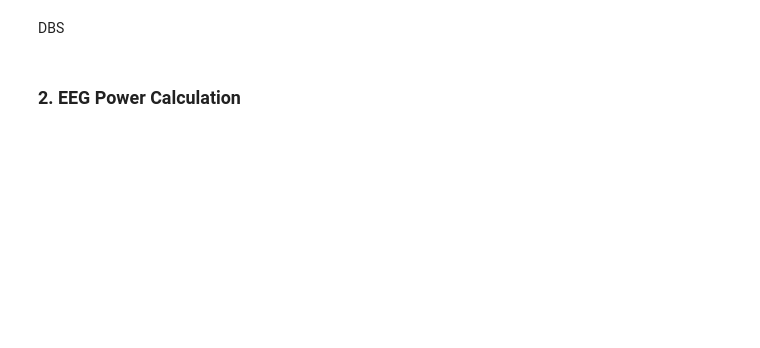
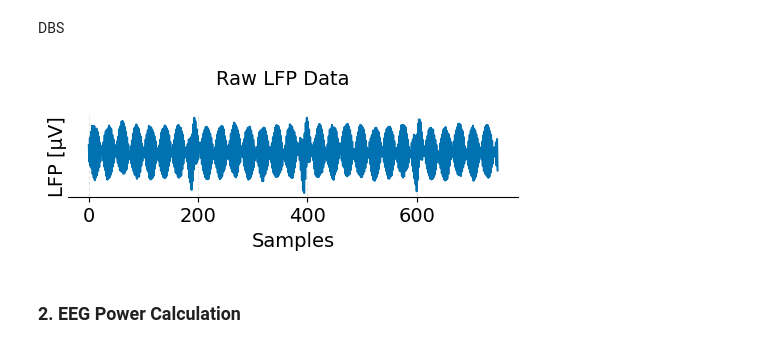
Before and after one commit to lenasalz/dbs-eeg-sync, a Jupyter notebook: notebooks/publication_figures.ipynb, the cells around one changed output. Saved outputs shown, nothing was run; the diff lists cells and outputs as text; code cells hidden in the pictures; blank space fills up the shorter version.

```diff
--- a/notebooks/publication_figures.ipynb
+++ b/notebooks/publication_figures.ipynb
@@ -219,32 +287,34 @@ dbs_selected_data_filt = bandpass_filter(dbs_selected_data, fs=dbs_fs, lowcut=1,
 # %%
 fig, ax = plt.subplots(figsize=(5, 2))
 
 # ax.plot(dbs_times, dbs_selected_data, color="#0072B2")
 ax.plot(dbs_sample_indices, dbs_selected_data, color="#0072B2")
 # ax.plot(dbs_sample_indices, dbs_selected_data_filt, color="#0072B2")
-ax.set_ylabel('STN-LFP', rotation=90, labelpad=1, fontsize=14, ha="center")
+ax.set_ylabel('LFP [μV]', rotation=90, labelpad=1, fontsize=14, ha="center")
 
 # Remove y-ticks
 ax.set_yticks([])
 
 # xticks fontsize 14
 ax.tick_params(axis='x', labelsize=14)
 
 # Hide all spines except bottom
 ax.spines['top'].set_visible(False)
 ax.spines['right'].set_visible(False)
 ax.spines['left'].set_visible(False)
 ax.grid(True, linestyle="--", alpha=0.3)  # optional grid
 
 # ax.set_xlabel("Time (s)")
 ax.set_xlabel("Samples", fontsize=14)
-fig.suptitle("Raw DBS-LFP Data", fontsize=14)
+fig.suptitle("Raw LFP Data", fontsize=14)
 
 plt.tight_layout()
 
 # save plot as pdf in outputs/plots
-plt.savefig(f"outputs/plots/fig3_raw_dbs.pdf")
+plt.savefig(f"outputs/plots/fig3d_raw_dbs.pdf")
 plt.show()
+# %% [output]
+[figure, added]
 # %% [markdown]
 ### 2. EEG Power Calculation
 # %%
```
Also changed, not shown: parts of 27 cells of this notebook, 1 other file.
